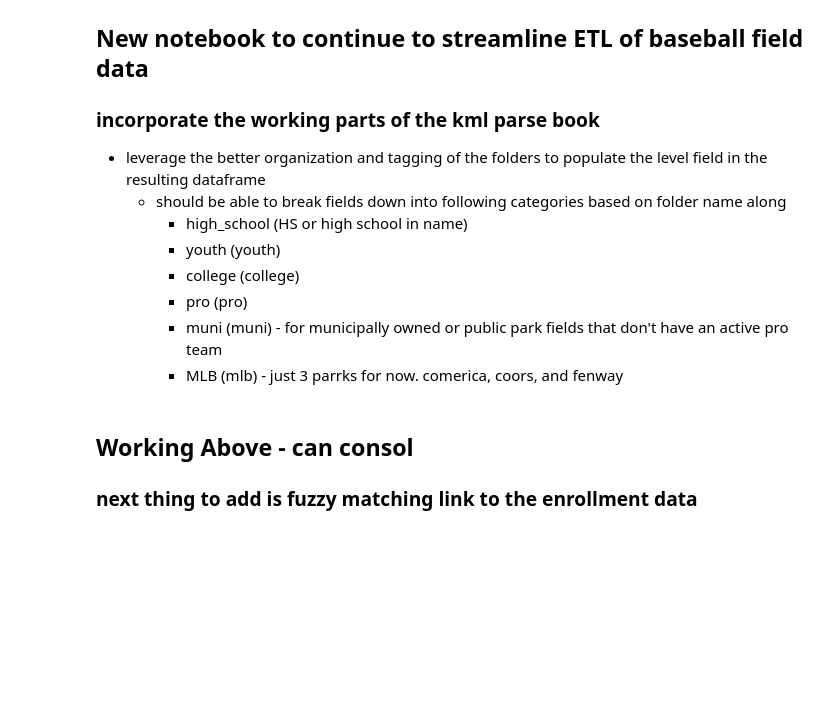
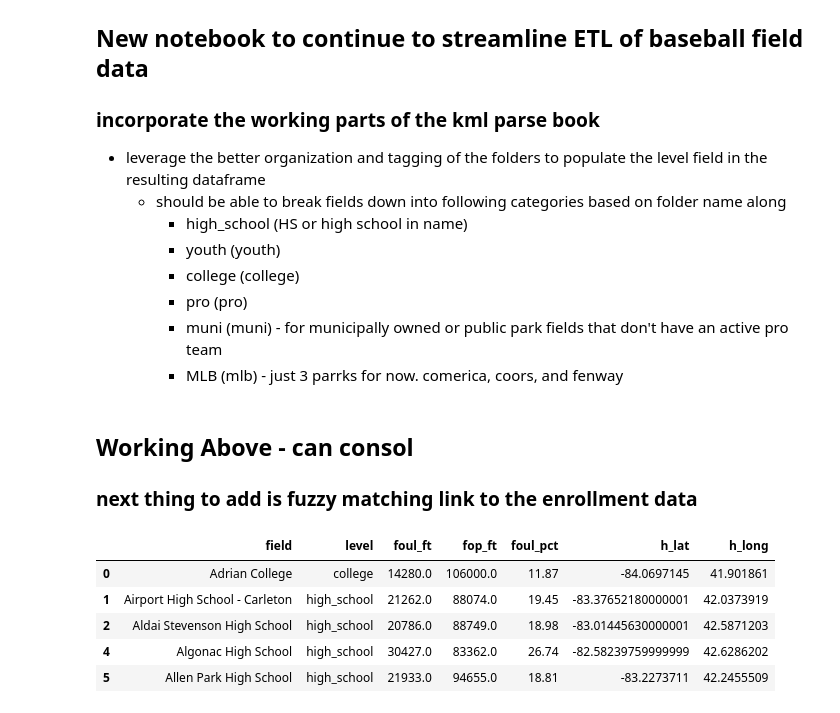
Before and after one commit to JSmith1826/BB_parks, a Jupyter notebook: ETL_notebook.ipynb, the cells around one changed output. Drawn from its saved outputs; the diff is of its cells as text; code cells hidden in the pictures; blank space fills up the shorter version.

```diff
--- a/ETL_notebook.ipynb
+++ b/ETL_notebook.ipynb
@@ -74,9 +74,9 @@ df = df.drop_duplicates(subset=['field'], keep='first')
 ## Drop and rows with empty fields
 df = df[(df != 0).all(1)]
 
-## remove any numberic characters and . from field names
-# There shouldn't be any anymore because of the validation I did before exporting kml
-df['field'] = df['field'].str.replace(r'\d+', '')
+# ## remove any numberic characters and . from field names
+# # There shouldn't be any anymore because of the validation I did before exporting kml
+# df['field'] = df['field'].str.replace(r'\d+', '')
 # %%
 ## Parse field names to get level column using regex
 import re
@@ -92,6 +92,17 @@ df['level'] = df['field'].apply(lambda x: 'mlb'
         if re_college.search(x) else 'youth'
         if re_youth.search(x) else 'muni'
         if re_muni.search(x) else 'high_school')
+
+# clean up the field names
+# remove the level from the field name
+df['field'] = df['field'].str.replace(r'MLB', '')
+df['field'] = df['field'].str.replace(r'pro', '')
+df['field'] = df['field'].str.replace(r'college', '')
+# remove - from end of field name
+df['field'] = df['field'].str.replace(r'- $', '')
+
+# ## Output test csv
+# df.to_csv('TEMP/test_2.csv', index=False)
 # %%
 ## Transform DATA
 # taken from clean_notebook_parse
@@ -107,16 +118,43 @@ df['fop_area'] = df['fop'].apply(lambda x: area({'type': 'Polygon', 'coordinates
 # Convert the area to square feet
 df['foul_ft'] = df['foul_area'].apply(lambda x: x*10.7639)
 df['fop_ft'] = df['fop_area'].apply(lambda x: x*10.7639)
+# round the area to an integer
+df['foul_ft'] = df['foul_ft'].round(0)
+df['fop_ft'] = df['fop_ft'].round(0)
 
 # drop the square meter area columns
 df = df.drop(['foul_area', 'fop_area'], axis=1)
 
-# calculate the ratio of foul ground to total area
+# drop the polygon coordinates
+df = df.drop(['foul', 'fop'], axis=1)
+
+# calculate the ratio of foul ground to total area and convert to percentage
 df['foul_pct'] = (df['foul_ft']/(df['fop_ft']+df['foul_ft']))*100
+# round the percentage to 2 decimal places
+df['foul_pct'] = df['foul_pct'].round(2)
 
-# Outputs a clean CSV with area clean names, correct levels and calculations
-df.to_csv('TEMP/tost.csv', index=False)
+### Split the home_plate coordinates into lat and long columns
+df['h_lat'] = df['home_plate'].str.split(',').str[0]
+df['h_long'] = df['home_plate'].str.split(',').str[1]
+
+## Drop the home_plate column
+df = df.drop(['home_plate'], axis=1)
+
+# # Outputs a clean CSV with area clean names, correct levels and calculations
+# df.to_csv('TEMP/tost.csv', index=False)
 # %% [markdown]
 ## Working Above - can consol
 
 ### next thing to add is fuzzy matching link to the enrollment data
+# %%
+### Output dataframe to use in tableau
+df.to_csv('data/tab_book.csv', index=False)
+
+df.head()
+# %% [output]
+|  | field | level | foul_ft | fop_ft | foul_pct | h_lat | h_long |
+| 0 | Adrian College | college | 14280.0 | 106000.0 | 11.87 | -84.0697145 | 41.901861 |
+| 1 | Airport High School - Carleton | high_school | 21262.0 | 88074.0 | 19.45 | -83.37652180000001 | 42.0373919 |
+| 2 | Aldai Stevenson High School | high_school | 20786.0 | 88749.0 | 18.98 | -83.01445630000001 | 42.5871203 |
+| 4 | Algonac High School | high_school | 30427.0 | 83362.0 | 26.74 | -82.58239759999999 | 42.6286202 |
+| 5 | Allen Park High School | high_school | 21933.0 | 94655.0 | 18.81 | -83.2273711 | 42.2455509 |
```
Also changed, not shown: 55 other files.
